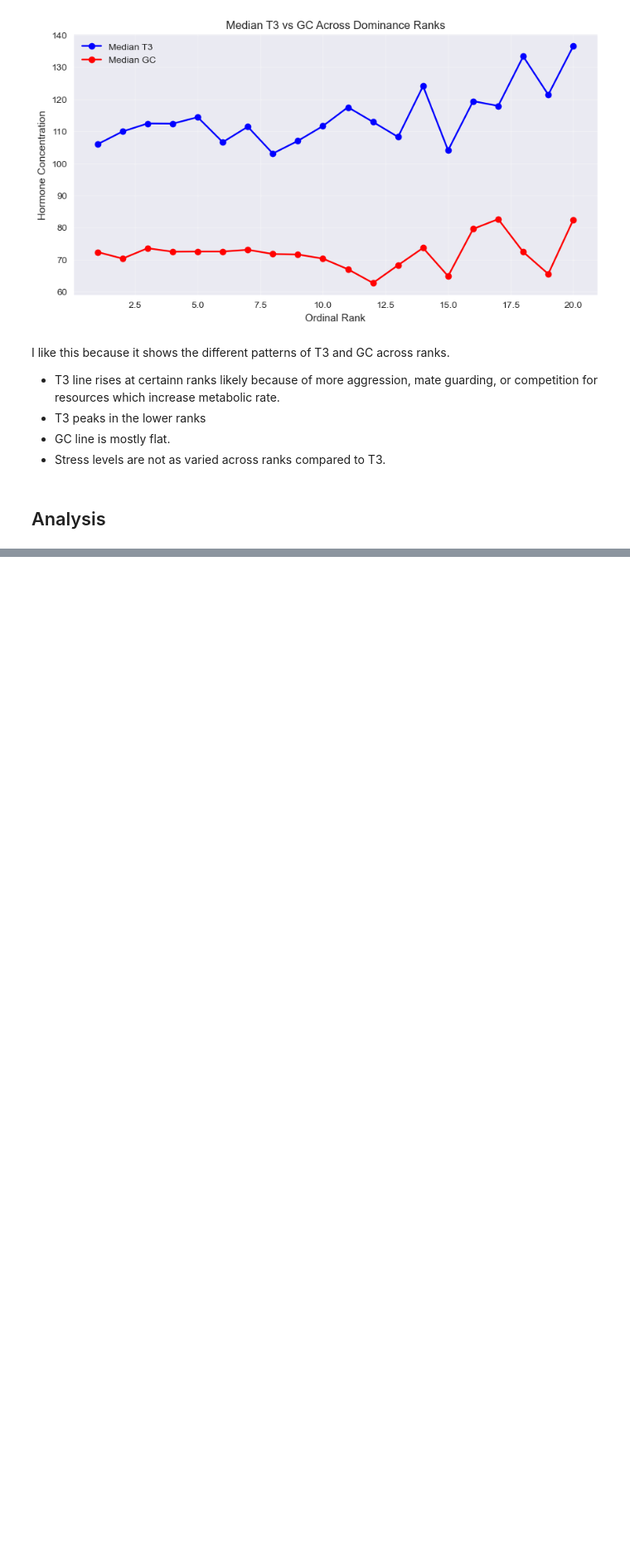
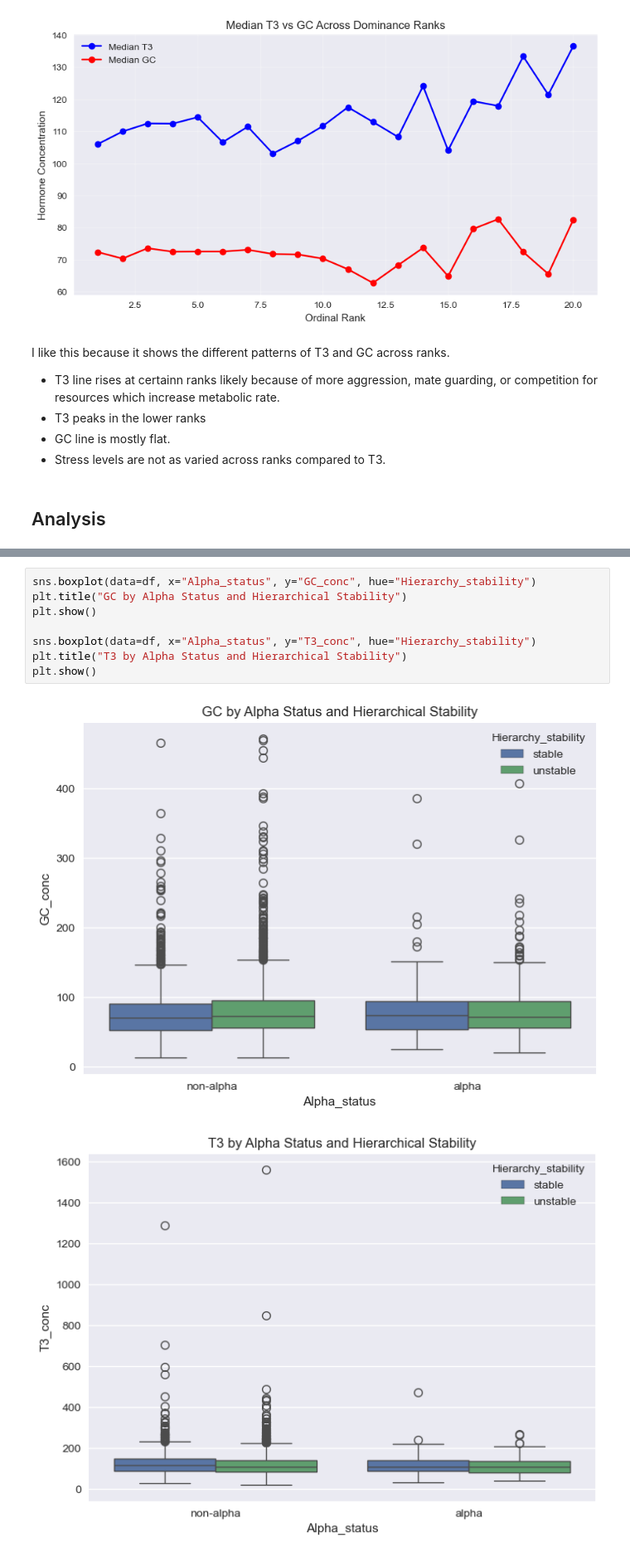
Before and after one commit to abigailrz/2025_FinalProject_Monke, a Jupyter notebook: PSY371F_FinalProject-Zaina.ipynb, the cells around one changed output, grey strips where cells are left out. Shown at 83% size. Saved outputs shown, nothing was run; the diff lists cells and outputs as text; blank space fills up the shorter version.

```diff
--- a/PSY371F_FinalProject-Zaina.ipynb
+++ b/PSY371F_FinalProject-Zaina.ipynb
@@ -224,0 +340,11 @@ plt.show()
+# %%
+sns.boxplot(data=df, x="Alpha_status", y="GC_conc", hue="Hierarchy_stability")
+plt.title("GC by Alpha Status and Hierarchical Stability")
+plt.show()
+
+sns.boxplot(data=df, x="Alpha_status", y="T3_conc", hue="Hierarchy_stability")
+plt.title("T3 by Alpha Status and Hierarchical Stability")
+plt.show()
+# %% [output]
+[figure, added]
+[figure, added]
```
Also changed, not shown: parts of 17 cells of this notebook.
